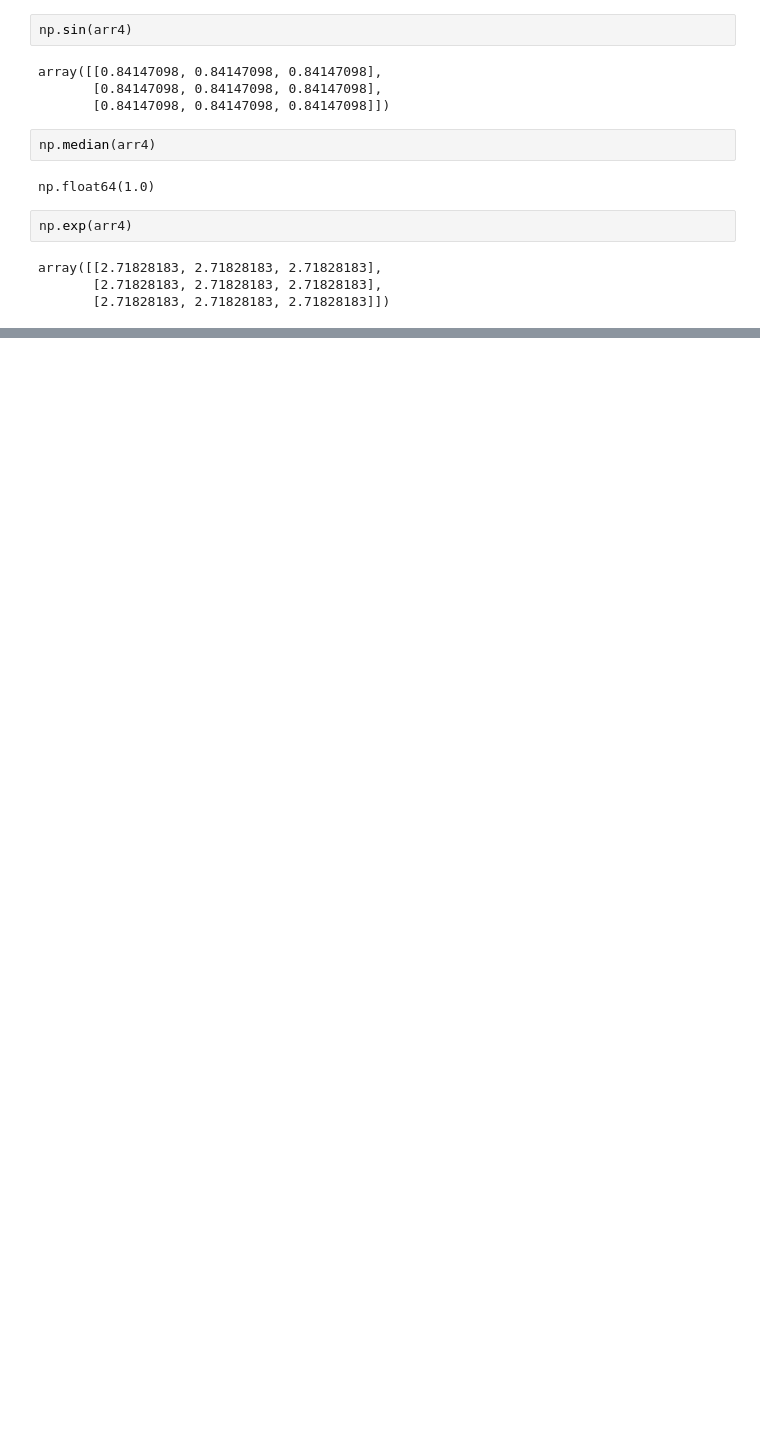
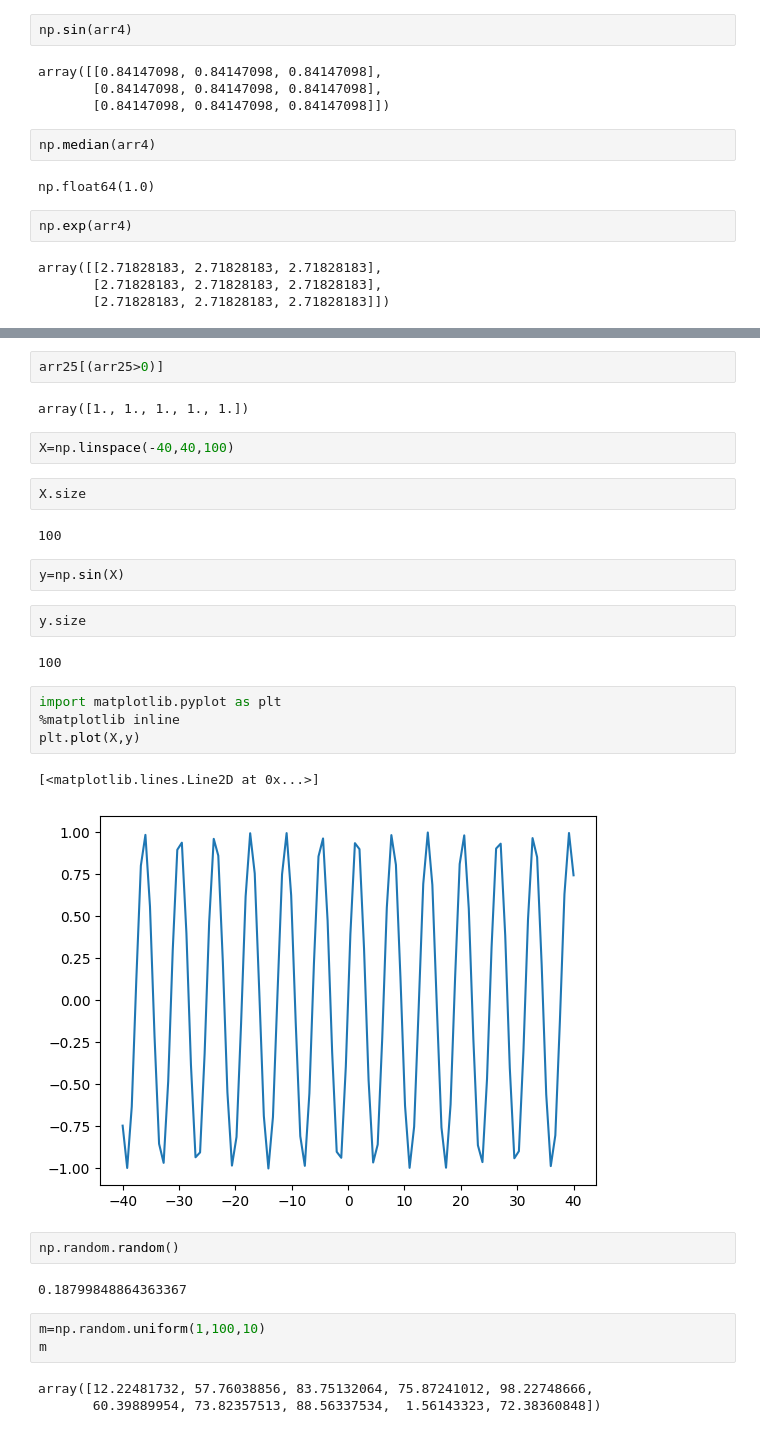
Before and after one commit to Gagansherigar/MLAlgosrfromScratch, a Jupyter notebook: Untitled1.ipynb, the cells around one changed output, grey strips where cells are left out. Drawn from its saved outputs; the diff is of its cells as text; blank space fills up the shorter version.

```diff
--- a/Untitled1.ipynb
+++ b/Untitled1.ipynb
@@ -176,0 +236,33 @@ array([[2.71828183, 2.71828183, 2.71828183],
+# %%
+arr25[(arr25>0)]
+# %% [output]
+array([1., 1., 1., 1., 1.])
+# %%
+X=np.linspace(-40,40,100)
+# %%
+X.size
+# %% [output]
+100
+# %%
+y=np.sin(X)
+# %%
+y.size
+# %% [output]
+100
+# %%
+import matplotlib.pyplot as plt
+%matplotlib inline
+plt.plot(X,y)
+# %% [output]
+[<matplotlib.lines.Line2D at 0x...>]
+[figure, added]
+# %%
+np.random.random()
+# %% [output]
+0.18799848864363367
+# %%
+m=np.random.uniform(1,100,10)
+m
+# %% [output]
+array([12.22481732, 57.76038856, 83.75132064, 75.87241012, 98.22748666,
+       60.39889954, 73.82357513, 88.56337534,  1.56143323, 72.38360848])
```
Also changed, not shown: parts of 12 cells of this notebook.
